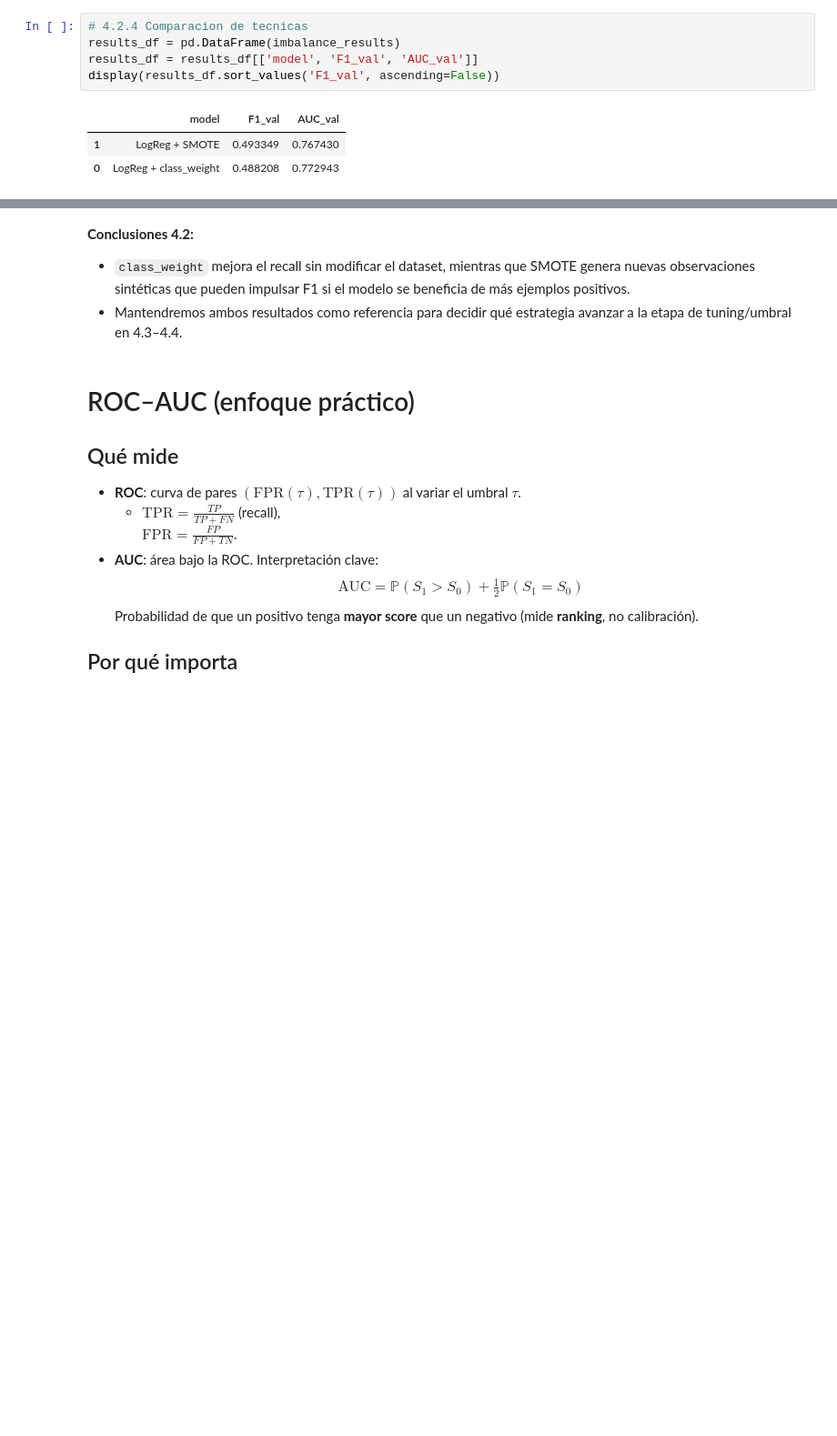
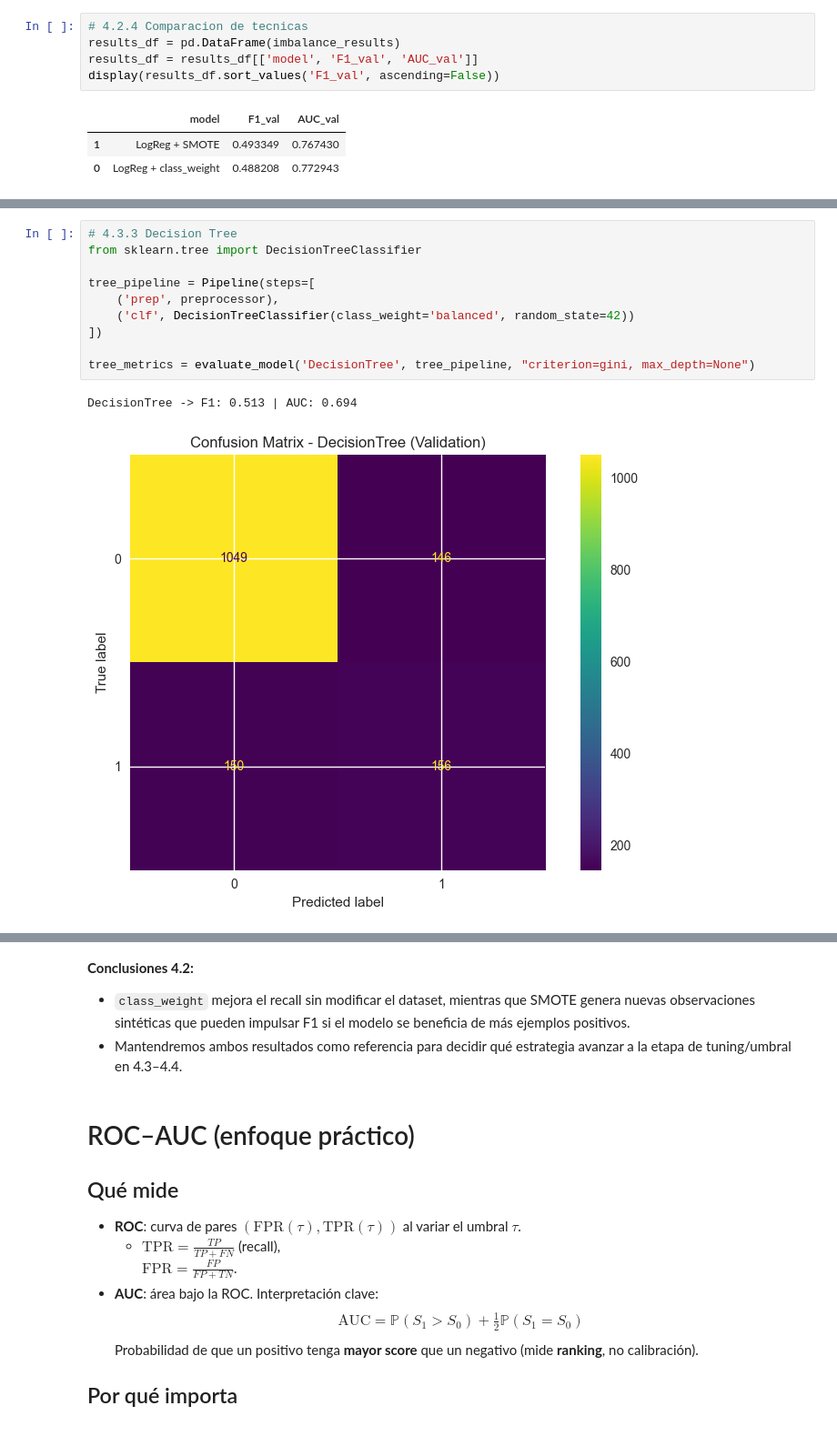
Before and after one commit to RickParra96/Taller-2-Fundamento-de-Ciencia-de-Datos, a Jupyter notebook: Taller_2_nombre_apellido.ipynb, the cells around one changed output, grey strips where cells are left out. Shown at 91% size. Cells and saved outputs as stored; diff of their text form; blank space fills up the shorter version.

```diff
--- a/Taller_2_nombre_apellido.ipynb
+++ b/Taller_2_nombre_apellido.ipynb
@@ -776,0 +822,13 @@ display(results_df.sort_values('F1_val', ascending=False))
+# %%
+# 4.3.3 Decision Tree
+from sklearn.tree import DecisionTreeClassifier
+
+tree_pipeline = Pipeline(steps=[
+    ('prep', preprocessor),
+    ('clf', DecisionTreeClassifier(class_weight='balanced', random_state=42))
+])
+
+tree_metrics = evaluate_model('DecisionTree', tree_pipeline, "criterion=gini, max_depth=None")
+# %% [output]
+DecisionTree -> F1: 0.513 | AUC: 0.694
+[figure, added]
```
Also changed, not shown: parts of 14 cells of this notebook.
